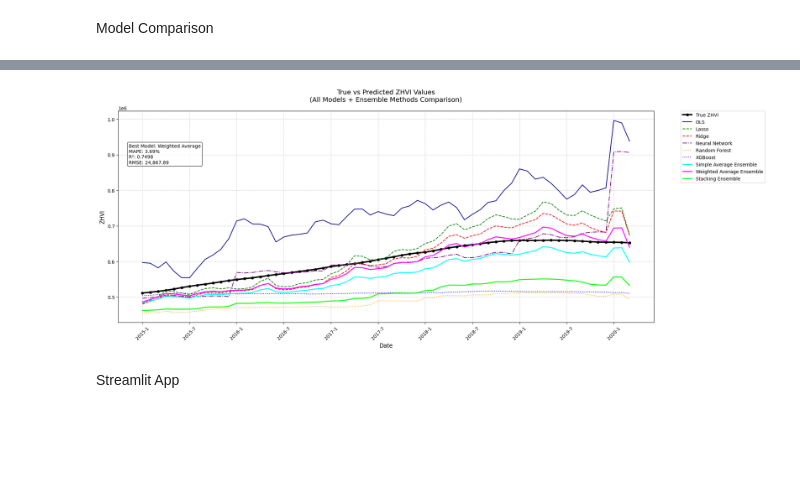
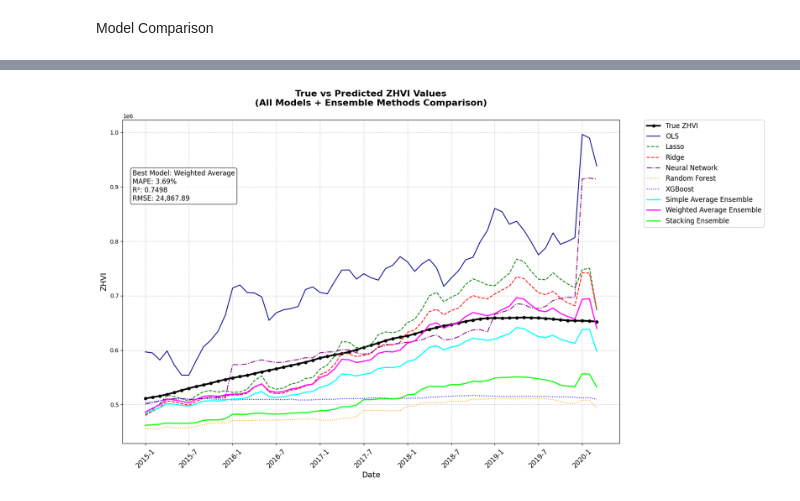
Before and after one commit to ngk324/DSCI441_Project_House_Price_Prediction, a Jupyter notebook: DSCI441_Project.ipynb, the cells around one changed output, grey strips where cells are left out. Cells and saved outputs as stored; diff of their text form; code cells hidden in the pictures; blank space fills up the shorter version.

```diff
--- a/DSCI441_Project.ipynb
+++ b/DSCI441_Project.ipynb
@@ -1776,45 +1791,48 @@ valid_test_indices = ensemble_test.index + 12
 valid_dates = test['Year-Month'].iloc[valid_test_indices]
 
 # Set up the plot
-plt.figure(figsize=(20, 8))
+plt.figure(figsize=(20, 10))  # Slightly taller figure
 
-# Plot
+# Plot - keeping your original styling
 plt.plot(valid_dates, test['ZHVI'].iloc[valid_test_indices], color='black', linewidth=3, label='True ZHVI', marker='o', markersize=5)
 plt.plot(valid_dates, OLS_pred.iloc[valid_test_indices], color='darkblue', linestyle='-', label='OLS')
 plt.plot(valid_dates, lasso_pred.iloc[valid_test_indices], color='green', linestyle='--', label='Lasso')
 plt.plot(valid_dates, ridge_pred.iloc[valid_test_indices], color='red', linestyle='--', label='Ridge')
 plt.plot(valid_dates, nn_predictions[valid_test_indices], color='purple', linestyle='-.', label='Neural Network')
 plt.plot(valid_dates, rf_predictions[valid_test_indices], color='orange', linestyle=':', label='Random Forest')
 plt.plot(valid_dates, test['XGBoost_Predicted_ZHVI'].iloc[valid_test_indices], color='blue', linestyle=':', label='XGBoost')
 plt.plot(valid_dates, simple_avg, color='cyan', linewidth=2, linestyle='-', label='Simple Average Ensemble')
 plt.plot(valid_dates, weighted_avg, color='magenta', linewidth=2, linestyle='-', label='Weighted Average Ensemble')
 plt.plot(valid_dates, stacking_pred, color='lime', linewidth=2, linestyle='-', label='Stacking Ensemble')
 
 # Formatting
-plt.xlabel('Date', fontsize=12)
-plt.ylabel('ZHVI', fontsize=12)
+plt.xlabel('Date', fontsize=14)  # Increased font size
+plt.ylabel('ZHVI', fontsize=14)  # Increased font size
 plt.title('True vs Predicted ZHVI Values\n(All Models + Ensemble Methods Comparison)',
-          fontsize=14, pad=20)
+          fontsize=16, pad=25, weight='bold')  # Bigger and bold title
 x_ticks = np.arange(0, len(valid_dates), 6)
-plt.xticks(x_ticks, valid_dates.iloc[x_ticks], rotation=45)
+plt.xticks(x_ticks, valid_dates.iloc[x_ticks], rotation=45, fontsize=12)  # Bigger x-tick labels
 
-# Add grid and legend
+# Add grid and legend with larger font
 plt.grid(True, linestyle='--', alpha=0.6)
-plt.legend(bbox_to_anchor=(1.05, 1), loc='upper left', borderaxespad=0.)
+plt.legend(bbox_to_anchor=(1.05, 1), loc='upper left', borderaxespad=0.,
+           prop={'size': 12}, framealpha=1)  # Bigger legend with solid background
 
-# Add performance metrics annotation
+# Add performance metrics annotation with bigger font
 metrics_text = (
     f"Best Model: {best_ensemble['Model']}\n"
     f"MAPE: {best_ensemble['MAPE']:.2f}%\n"
     f"R²: {best_ensemble['R2']:.4f}\n"
     f"RMSE: {best_ensemble['RMSE']:,.2f}"
 )
 plt.annotate(metrics_text, xy=(0.02, 0.75), xycoords='axes fraction',
-            bbox=dict(boxstyle='round', facecolor='white', alpha=0.8))
+            bbox=dict(boxstyle='round', facecolor='white', alpha=0.8),
+            fontsize=12)  # Bigger annotation text
 
-plt.tight_layout()
+# Adjust layout to accommodate larger elements
+plt.tight_layout(rect=[0, 0, 0.85, 1])  # Leave space for legend on right
+
+plt.savefig('model_comparison_plot.png', dpi=300, bbox_inches='tight')
 plt.show()
 # %% [output]
-[figure, old version]
+[figure, new version]
-# %% [markdown]
-Streamlit App
```
Also changed, not shown: parts of 12 cells of this notebook, 2 other files.
